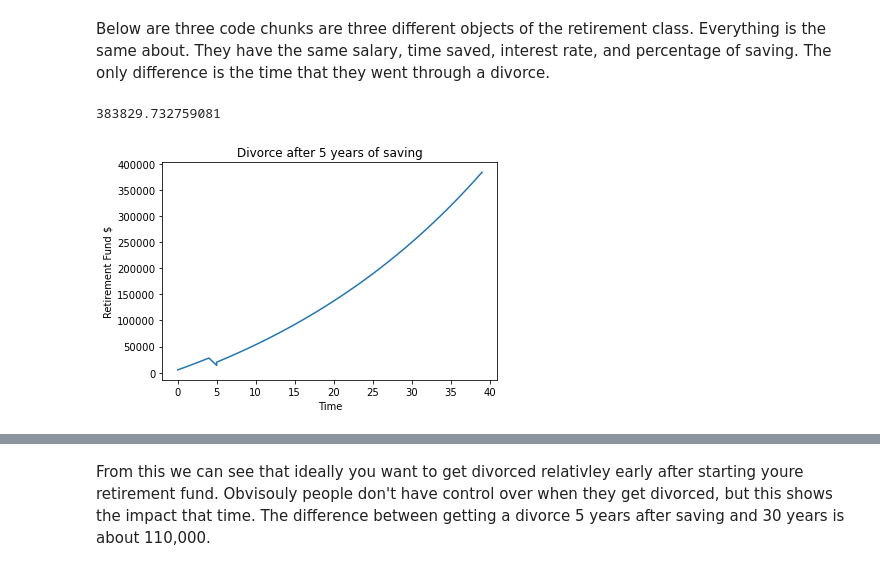
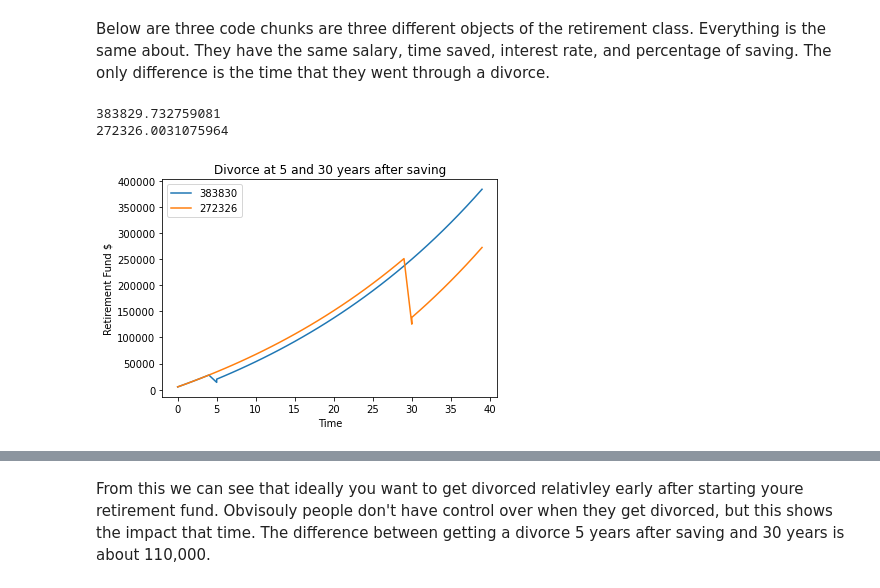
Before and after one commit to aniessaterps/CMSE202_Honors_Project, a Jupyter notebook: CMSE202_HonorsOption_AniessaTerpstra.ipynb, the cells around one changed output, grey strips where cells are left out. Drawn from its saved outputs; the diff is of its cells as text; code cells hidden in the pictures.

```diff
--- a/CMSE202_HonorsOption_AniessaTerpstra.ipynb
+++ b/CMSE202_HonorsOption_AniessaTerpstra.ipynb
@@ -43,7 +43,7 @@ class retirement():
     def plot(self):
         """This function is going to plot out the retirement fund with time on the x and the fund on the y."""
 
-        plt.plot(self.time,self.retirement)
+        plt.plot(self.time,self.retirement,label = round(self.retirement[len(self.retirement)-1]))
         plt.xlabel("Time")
         plt.ylabel("Retirement Fund $")
 
@@ -124,14 +124,19 @@ class retirement():
                 self.retirement.append(self.start)
                 self.time.append(i)
         self.plot()
+        plt.legend()
         print(self.retirement[len(self.retirement)-1])
 # %% [markdown]
 Below are three code chunks are three different objects of the retirement class. Everything is the same about. They have the same salary, time saved, interest rate, and percentage of saving. The only difference is the time that they went through a divorce.
 # %%
 lex = retirement(0,.005,40,70000,.1)
 lex.get_contributions()
 lex.update(divorce_age=5)
-plt.title("Divorce after 5 years of saving");
+eve = retirement(0,.005,40,70000,.1)
+eve.get_contributions()
+eve.update(divorce_age=30)
+plt.title("Divorce at 5 and 30 years after saving");
 # %% [output]
 383829.732759081
+272326.0031075964
-[figure, old version]
+[figure, new version]
```
Also changed, not shown: parts of 17 cells of this notebook.
